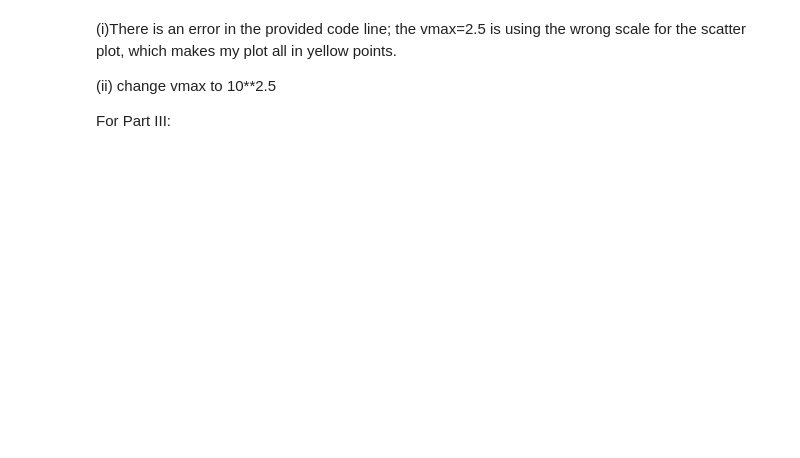
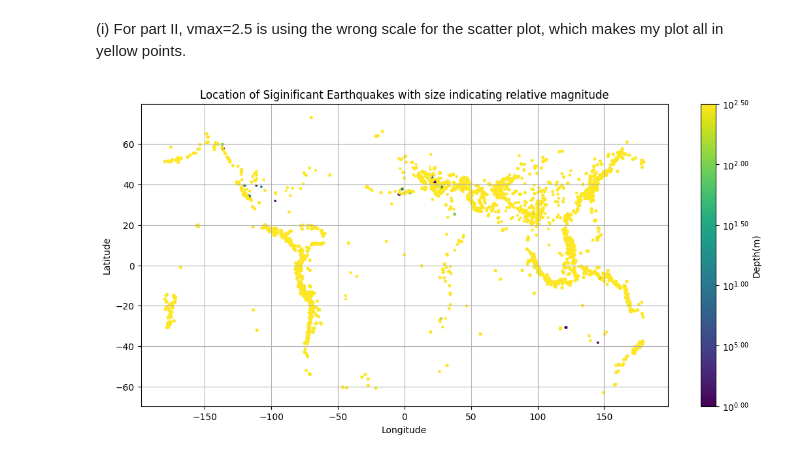
Before and after one commit to YunaZhu/2025_Intro_Python, a Jupyter notebook: FEEDBACK_ZIYU_ZHU.ipynb, the cells around one changed output. Cells and saved outputs as stored; diff of their text form; code cells hidden in the pictures; blank space fills up the shorter version.

```diff
--- a/FEEDBACK_ZIYU_ZHU.ipynb
+++ b/FEEDBACK_ZIYU_ZHU.ipynb
@@ -59,28 +89,35 @@ plt.show()
+# %% [markdown]
+(i) For part II, vmax=2.5 is using the wrong scale for the scatter plot, which makes my plot all in yellow points.
 # %%
-#part 2
+#part II:
 fname = pooch.retrieve(
     "https://unils-my.sharepoint.com/:u:/g/personal/tom_beucler_unil_ch/EW1bnM3elHpAtjb1KtiEw0wB9Pl5w_FwrCvVRlnilXHCtg?download=1",
     known_hash='22b9f7045bf90fb99e14b95b24c81da3c52a0b4c79acf95d72fbe3a257001dbb',
     processor=pooch.Unzip()
 )[0]
 
 earthquakes = np.genfromtxt(fname, delimiter='\t')
 depth = earthquakes[:, 8]
 magnitude = earthquakes[:, 9]
 latitude = earthquakes[:, 20]
 longitude = earthquakes[:, 21]
+
+# This is the function to the set the ticks in the colorbar to be in scientific notations.
+# You can directly use this function and don't need to change anything in this cell.
+import matplotlib.ticker as ticker
+def fmt(x, pos):
+    a, b = '{:.2e}'.format(x).split('e')
+    b = int(b)
+    return r'$10^{{{}}}$'.format(a)
+
 # Replicate the figure here
 fig,axe = plt.subplots(ncols=1,nrows=1, figsize=(13,6))
-ctemp=axe.scatter(longitude,latitude,s=(magnitude),c=np.array(depth),marker='o',cmap='viridis',vmin=0,vmax=10**2.5) # c=color, vmin and vmax for value clipping
+ctemp=axe.scatter(longitude,latitude,s=(magnitude),c=np.array(depth),marker='o',cmap='viridis',vmin=0,vmax=2.5) # c=color, vmin and vmax for value clipping
 axe.set_xlabel('Longitude')
 axe.set_ylabel('Latitude')
 axe.set_title('Location of Siginificant Earthquakes with size indicating relative magnitude')
 fig.colorbar(ctemp,ax=axe,label='Depth(m)',format=ticker.FuncFormatter(fmt))
 plt.grid()
 plt.show()
+# %% [output]
+[figure, added]
-# %% [markdown]
-(i)There is an error in the provided code line; the vmax=2.5 is using the wrong scale for the scatter plot, which makes my plot all in yellow points.
-
-(ii) change vmax to 10**2.5
-
-For Part III:
```
Also changed, not shown: parts of 14 cells of this notebook.
